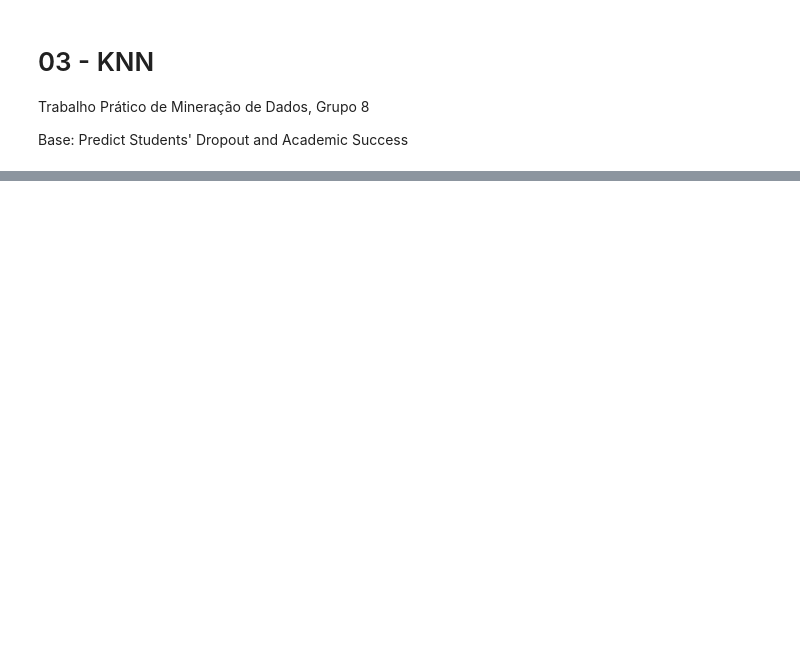
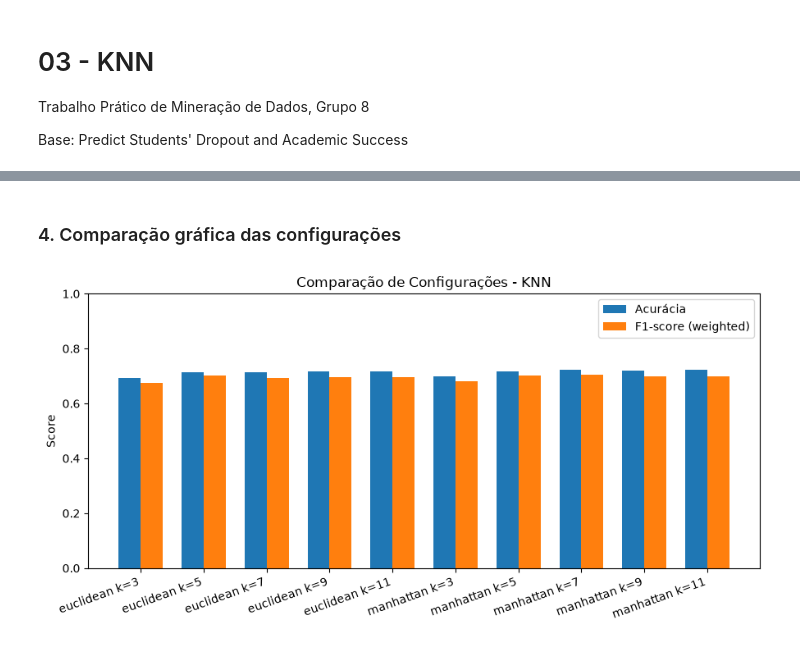
Before and after one commit to DaviComerio/trabalho-mineracao-de-dados, a Jupyter notebook: codigo/notebooks/03_knn.ipynb, the cells around one changed output, grey strips where cells are left out. Cells and saved outputs as stored; diff of their text form; code cells hidden in the pictures; blank space fills up the shorter version.

```diff
--- a/codigo/notebooks/03_knn.ipynb
+++ b/codigo/notebooks/03_knn.ipynb
@@ -84,0 +109,25 @@ resumo
+# %% [markdown]
+### 4. Comparação gráfica das configurações
+# %%
+nomes = list(previsoes.keys())
+acc_medias = [accuracy_score(previsoes[n][0], previsoes[n][1]) for n in nomes]
+f1_medias = [f1_score(previsoes[n][0], previsoes[n][1], average="weighted", zero_division=0) for n in nomes]
+
+x = np.arange(len(nomes))
+largura = 0.35
+
+fig, ax = plt.subplots(figsize=(9, 4.5))
+ax.bar(x - largura/2, acc_medias, largura, label="Acurácia")
+ax.bar(x + largura/2, f1_medias, largura, label="F1-score (weighted)")
+ax.set_xticks(x)
+ax.set_xticklabels(nomes, rotation=20, ha="right")
+ax.set_ylim(0, 1)
+ax.set_ylabel("Score")
+ax.set_title("Comparação de Configurações - KNN")
+ax.legend()
+plt.tight_layout()
+Path("../../media").mkdir(parents=True, exist_ok=True)
+plt.savefig("../../media/comparacao_knn.png", dpi=300, bbox_inches="tight")
+plt.show()
+# %% [output]
+[figure, added]
```
Also changed, not shown: parts of 10 cells of this notebook, 13 other files.
